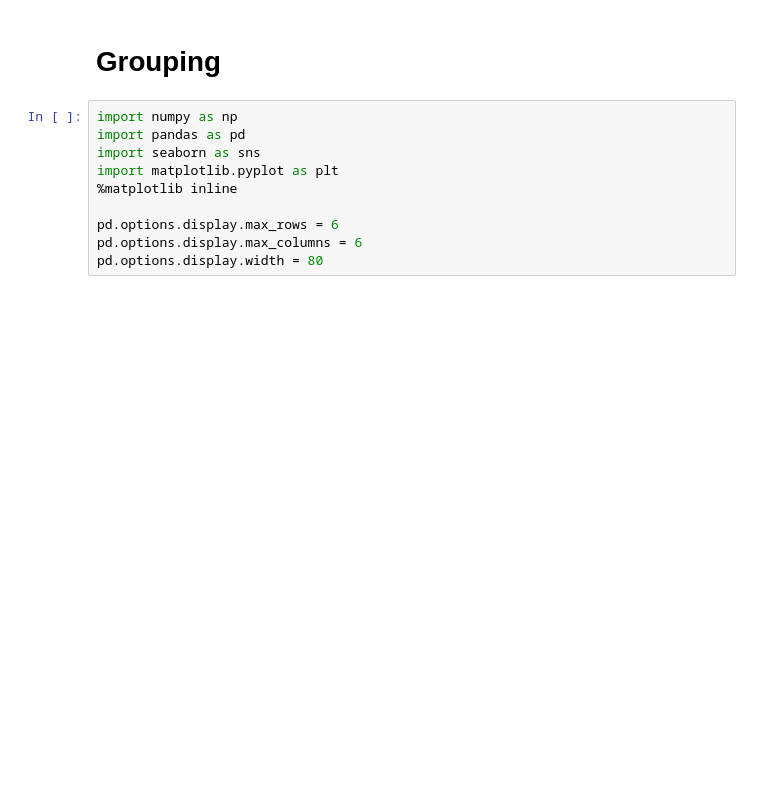
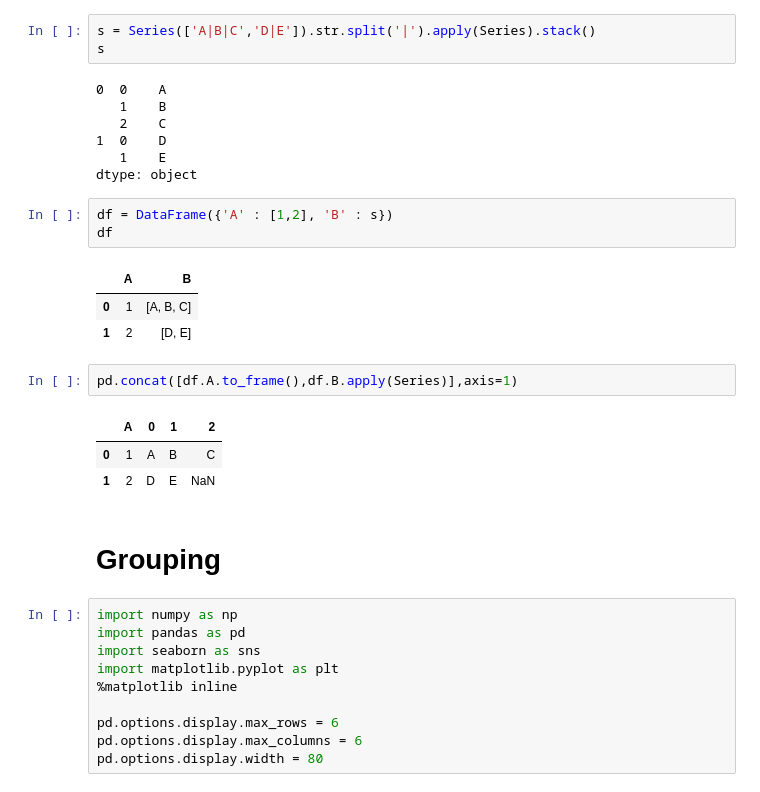
Before and after one commit to jreback/PandasTalks, a Jupyter notebook: data_analysis/february_2016/4. Groupby.ipynb, the cells around one changed output. Drawn from its saved outputs; the diff is of its cells as text; blank space fills up the shorter version.

```diff
--- a/february_2016/4. Groupby.ipynb
+++ b/data_analysis/february_2016/4. Groupby.ipynb
@@ -1,3 +1,26 @@
+# %%
+s = Series(['A|B|C','D|E']).str.split('|').apply(Series).stack()
+s
+# %% [output]
+0  0    A
+   1    B
+   2    C
+1  0    D
+   1    E
+dtype: object
+# %%
+df = DataFrame({'A' : [1,2], 'B' : s})
+df
+# %% [output]
+|  | A | B |
+| 0 | 1 | [A, B, C] |
+| 1 | 2 | [D, E] |
+# %%
+pd.concat([df.A.to_frame(),df.B.apply(Series)],axis=1)
+# %% [output]
+|  | A | 0 | 1 | 2 |
+| 0 | 1 | A | B | C |
+| 1 | 2 | D | E | NaN |
 # %% [markdown]
 # Grouping
 # %%
```
Also changed, not shown: 3 other files.
